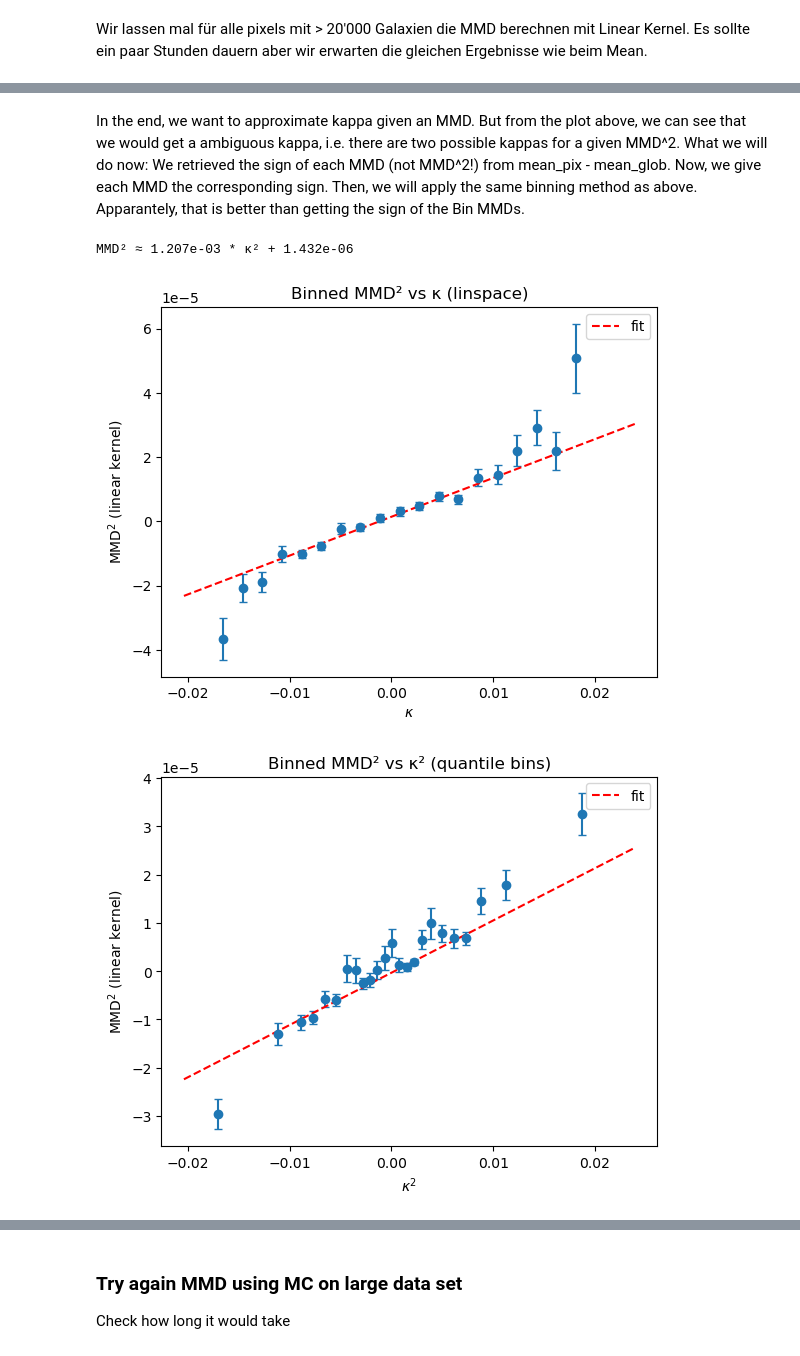
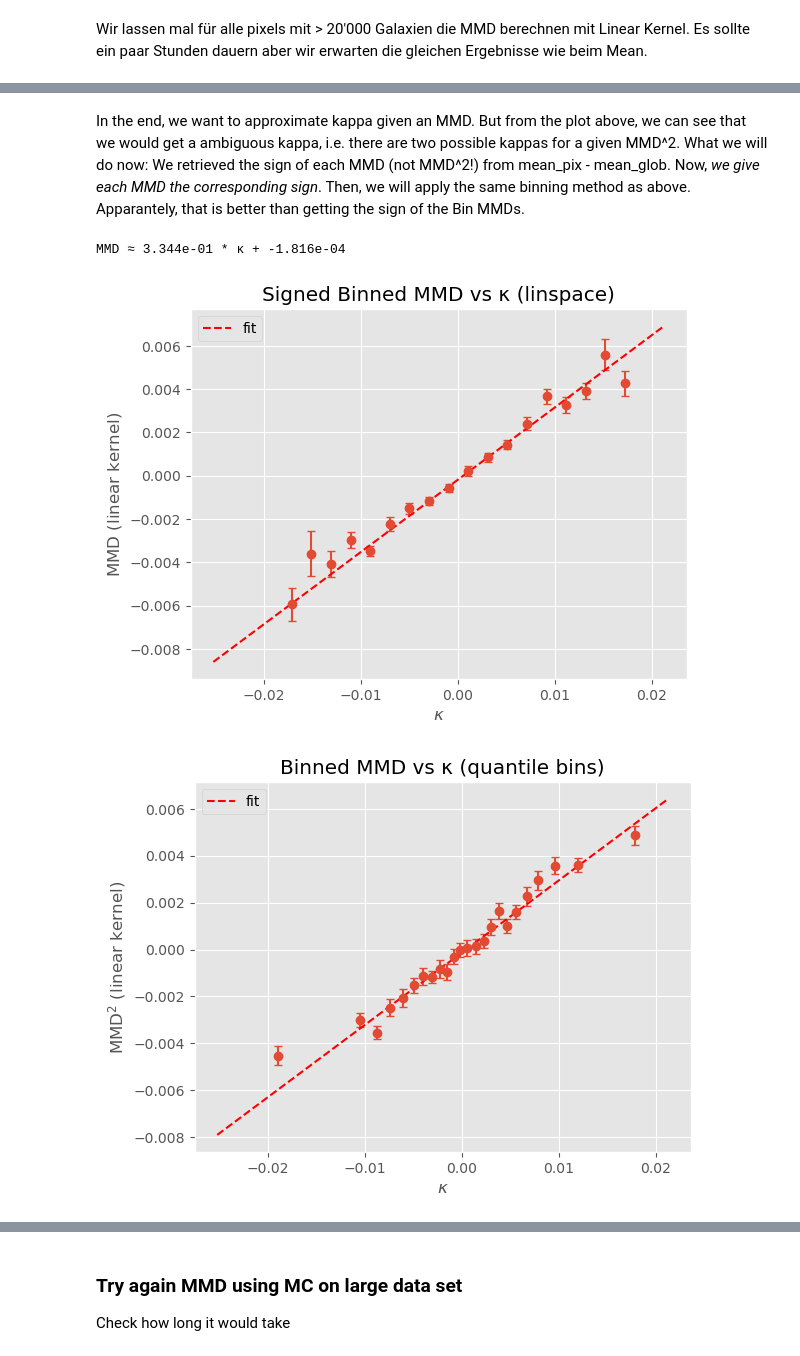
Before and after one commit to santiagobrunner/Weak-Lensing, a Jupyter notebook: MMD_estimator1000.ipynb, the cells around one changed output, grey strips where cells are left out. Saved outputs shown, nothing was run; the diff lists cells and outputs as text; code cells hidden in the pictures.

```diff
--- a/MMD_estimator1000.ipynb
+++ b/MMD_estimator1000.ipynb
@@ -133,6 +137,6 @@ Fit parameters (m,b): 0.31156841141942815 0.3163530579134374
 Mean intrinsic size: 0.31698585
 # %%
 # MMD^2 = (mean_pixel - mean_global)^2
-mmds_lensed_linear_backtest = (means_lensed - np.mean(observed_size1000_masked))**2
-print(np.mean(means_lensed), np.mean(observed_size1000_masked))
+mmd2_lensed_linear_exakt = (means_lensed - np.mean(observed_size1000_masked))**2
+print(np.mean(intrinsic_size1000_masked), np.mean(observed_size1000_masked))
 # %% [output]
@@ -225,9 +223,3 @@ def compute_mmd_subsample(X, Y, kernel, size_X=1000, size_Y=1000, n_iter=10, ran
         mmd = compute_mmd(Xs, Ys, kernel)
         mmd_values.append(mmd)
     return np.mean(mmd_values)
-# %%
-
-pixels=np.array(pixels)
-idx = np.random.choice(range(len(pixels)), size=100, replace=False)
-sub_pixel = np.array(pixels)[idx] # Von diesen Pixel berechnen wir MMD
-print(pixels.size)
@@ -317,6 +255,7 @@ MMD² ≈ nan * κ² + nan
 # %%
 x = kappamap_225[pixels]**2
-y = mmds_lensed_linear_backtest
+y = mmd2_lensed_linear_exakt
+# y = mmd2_lensed_linear_kernel
 
 n_bins = 24
 bins = np.linspace(x.min(), x.max(), n_bins + 1)
@@ -350,7 +289,7 @@ xc, yc, sec = bin_centers[mask], means[mask], ses[mask]
 
 # (optional) weighted fit (weights ~ 1/SE^2)
 w = np.where(np.isfinite(sec) & (sec > 0), 1.0/sec**2, 1.0)
-slope, intercept = np.polyfit(xc, yc, 1, w=w)
+slope, intercept = np.polyfit(xc, yc, 1, w=w)   # FRAGE : MIT ODER OHNE GEWICHTUNG?
 print(f"MMD² ≈ {slope:.3e} * κ² + {intercept:.3e}")
 
 plt.errorbar(xc, yc, yerr=sec, fmt='o', capsize=3)
@@ -524,12 +389,12 @@ MMD² ≈ 7.975e-02 κ² + 5.861e-06  (± 4.2e-03, 4.4e-07)
 # %% [markdown]
 In the end, we want to approximate kappa given an MMD. But from the plot above, we can see that we would get a ambiguous kappa, i.e. there are two possible kappas for a given MMD^2.
-What we will do now: We retrieved the sign of each MMD (not MMD^2!) from mean_pix - mean_glob. Now, we give each MMD the corresponding sign. Then, we will apply the same binning method as above.
+What we will do now: We retrieved the sign of each MMD (not MMD^2!) from mean_pix - mean_glob. Now, *we give each MMD the corresponding sign*. Then, we will apply the same binning method as above.
 Apparantely, that is better than getting the sign of the Bin MMDs.
 # %%
-signed_mmds_lensed_linear_BT = plus_min_mask*mmds_lensed_linear_backtest
+signed_mmd_lensed_linear_exakt = plus_min_mask* np.sqrt(mmd2_lensed_linear_exakt)   # TAKE SQRT OF MMD^2 and assign the sign: +/- MMD
 
 x = kappamap_225[pixels]
-y = signed_mmds_lensed_linear_BT
+y = signed_mmd_lensed_linear_exakt
 n_bins = 24
 bins = np.linspace(x.min(), x.max(), n_bins + 1)
 
@@ -539,42 +404,42 @@ idx = np.clip(idx, 0, n_bins - 1)
 bin_centers = 0.5*(bins[1:] + bins[:-1])
 
 means = np.full(n_bins, np.nan)
 stds  = np.full(n_bins, np.nan)
 counts = np.zeros(n_bins, dtype=int)
 for i in range(n_bins):
     m = (idx == i)
     c = m.sum()
     counts[i] = c
     # print(f"Bin {i}: count = {c}")
     if c >= 1:
         means[i] = y[m].mean()
     if c >= 2:
         stds[i] = y[m].std(ddof=1)
 
 ses = np.where(counts >= 2, stds / np.sqrt(counts), np.nan)
 
 # keep only well-populated bins
 min_count = 5
 mask = (counts >= min_count) & np.isfinite(means)
 xc, yc, sec = bin_centers[mask], means[mask], ses[mask]
 
 # (optional) weighted fit (weights ~ 1/SE^2)
 w = np.where(np.isfinite(sec) & (sec > 0), 1.0/sec**2, 1.0)
 slope, intercept = np.polyfit(xc, yc, 1, w=w)
-print(f"MMD² ≈ {slope:.3e} * κ² + {intercept:.3e}")
+print(f"MMD ≈ {slope:.3e} * κ + {intercept:.3e}")
 
 plt.errorbar(xc, yc, yerr=sec, fmt='o', capsize=3)
 plt.plot(bin_centers, slope*bin_centers + intercept, 'r--', label='fit')
-plt.xlabel(r'$\kappa$'); plt.ylabel(r'$\mathrm{MMD}^2$ (linear kernel)')
-plt.title('Binned MMD² vs κ (linspace)')
+plt.xlabel(r'$\kappa$'); plt.ylabel(r'$\mathrm{MMD}$ (linear kernel)')
+plt.title('Signed Binned MMD vs κ (linspace)')
 plt.legend(); plt.show()
 # %% [output]
-MMD² ≈ 1.207e-03 * κ² + 1.432e-06
+MMD ≈ 3.344e-01 * κ + -1.816e-04
-[figure, old version]
+[figure, new version]
 # %%
 # Same as above but with quantile bins
 x = kappamap_225[pixels]
-y = signed_mmds_lensed_linear_BT
+y = signed_mmd_lensed_linear_exakt
 
 n_bins = 24
 edges = np.quantile(x, np.linspace(0, 1, n_bins + 1))
@@ -596,11 +461,11 @@ w = 1/np.maximum(sec, 1e-30)**2
 slope, intercept = np.polyfit(xc, yc, 1, w=w)
 plt.errorbar(xc, yc, yerr=sec, fmt='o', capsize=3)
 plt.plot(bin_centers, slope*bin_centers + intercept, 'r--', label='fit')
-plt.xlabel(r'$\kappa^2$'); plt.ylabel(r'$\mathrm{MMD}^2$ (linear kernel)')
-plt.title('Binned MMD² vs κ² (quantile bins)')
+plt.xlabel(r'$\kappa$'); plt.ylabel(r'$\mathrm{MMD}^2$ (linear kernel)')
+plt.title('Binned MMD vs κ (quantile bins)')
 # plt.xlim(0, 0.0001)
 plt.legend(); plt.show()
 # %% [output]
-[figure, old version]
+[figure, new version]
 # %%
 def plot_binned_MMD_signed(x, y, binning_method = 'lin', n_bins=24, show=True):
```
Also changed, not shown: parts of 37 cells of this notebook, 17 other files.
